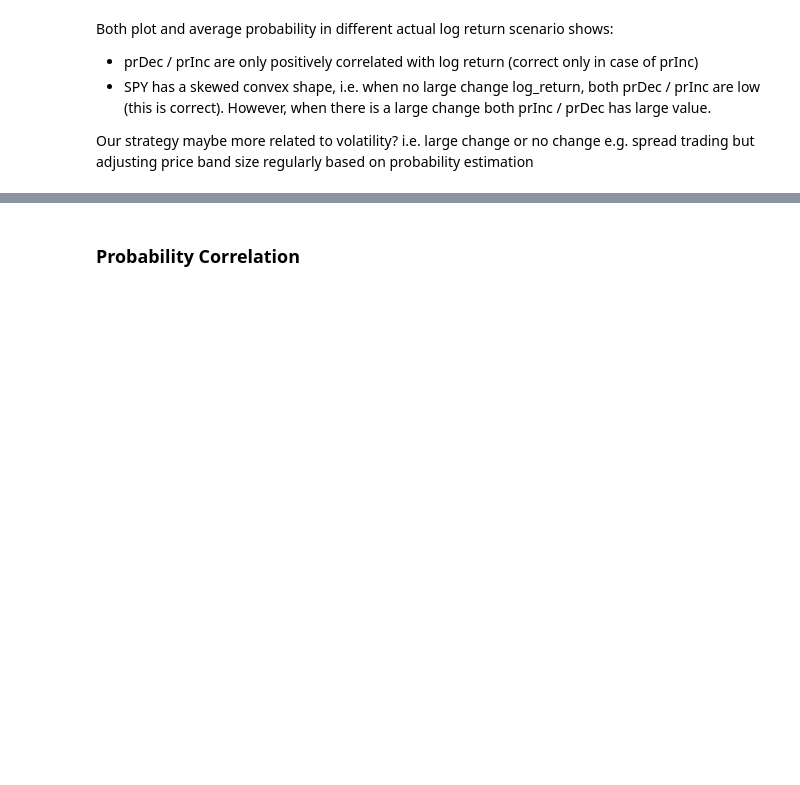
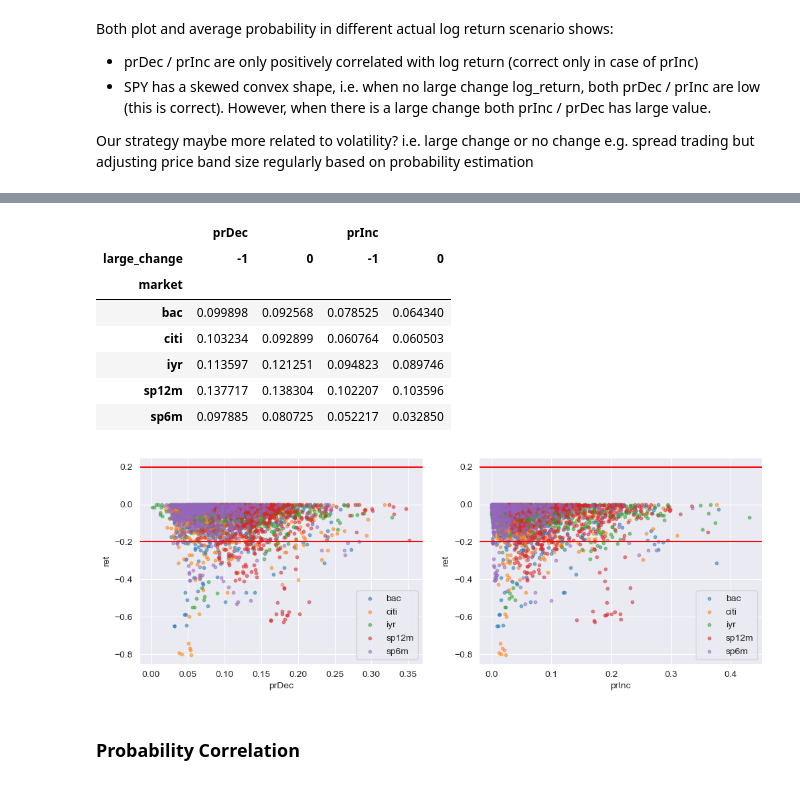
Before and after one commit to claircocoanut/iaqf-default, a Jupyter notebook: data_analysis/equity.ipynb, the cells around one changed output, grey strips where cells are left out. Drawn from its saved outputs; the diff is of its cells as text; code cells hidden in the pictures; blank space fills up the shorter version.

```diff
--- a/data_analysis/equity.ipynb
+++ b/data_analysis/equity.ipynb
@@ -164,3 +156,15 @@ e.g. spread trading but adjusting price band size regularly based on probability
+# %%
+plot_change_scatter(stat["ret_min"].stack().swaplevel().rename("ret"), df_mpd=equity)
+# %% [output]
+|  | prDec |  | prInc |  |
+| large_change | -1 | 0 | -1 | 0 |
+| market |  |  |  |  |
+| bac | 0.099898 | 0.092568 | 0.078525 | 0.064340 |
+| citi | 0.103234 | 0.092899 | 0.060764 | 0.060503 |
+| iyr | 0.113597 | 0.121251 | 0.094823 | 0.089746 |
+| sp12m | 0.137717 | 0.138304 | 0.102207 | 0.103596 |
+| sp6m | 0.097885 | 0.080725 | 0.052217 | 0.032850 |
+[figure, added]
 # %% [markdown]
 ### Probability Correlation
 # %%
```
Also changed, not shown: parts of 12 cells of this notebook, 3 other files.
